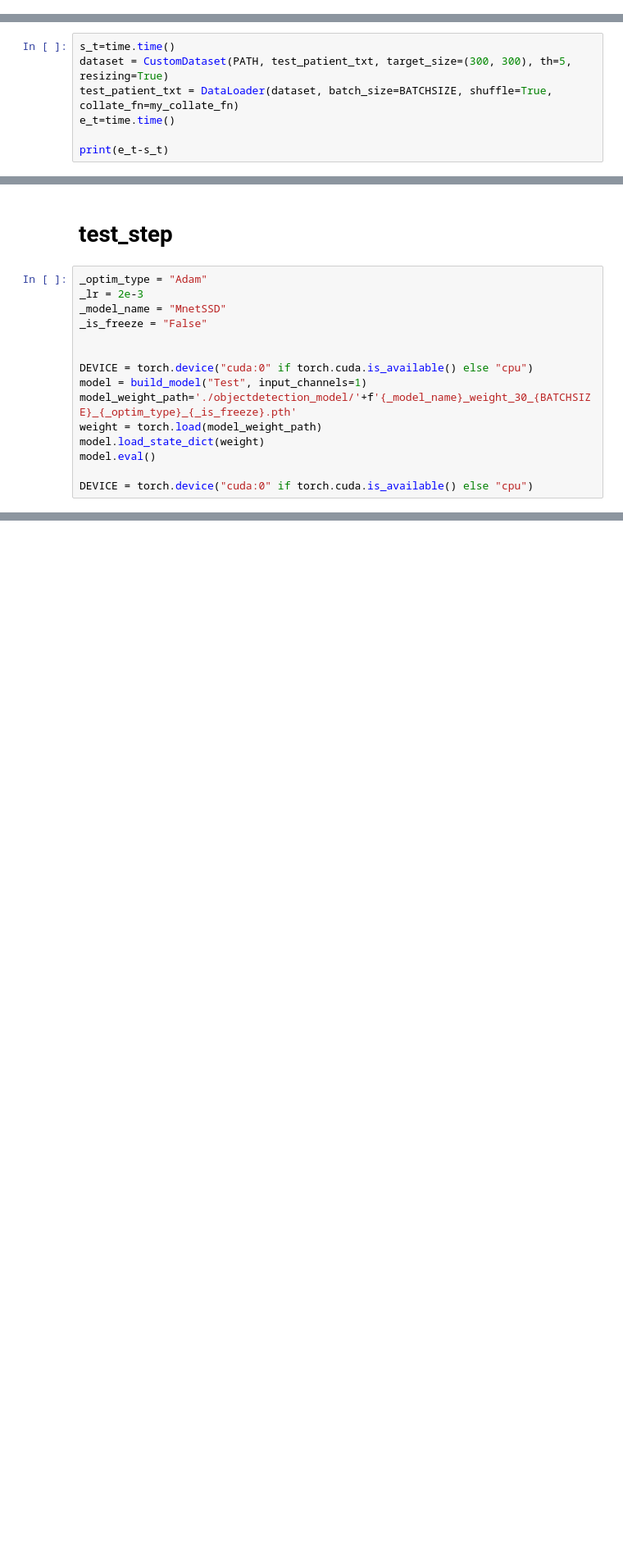
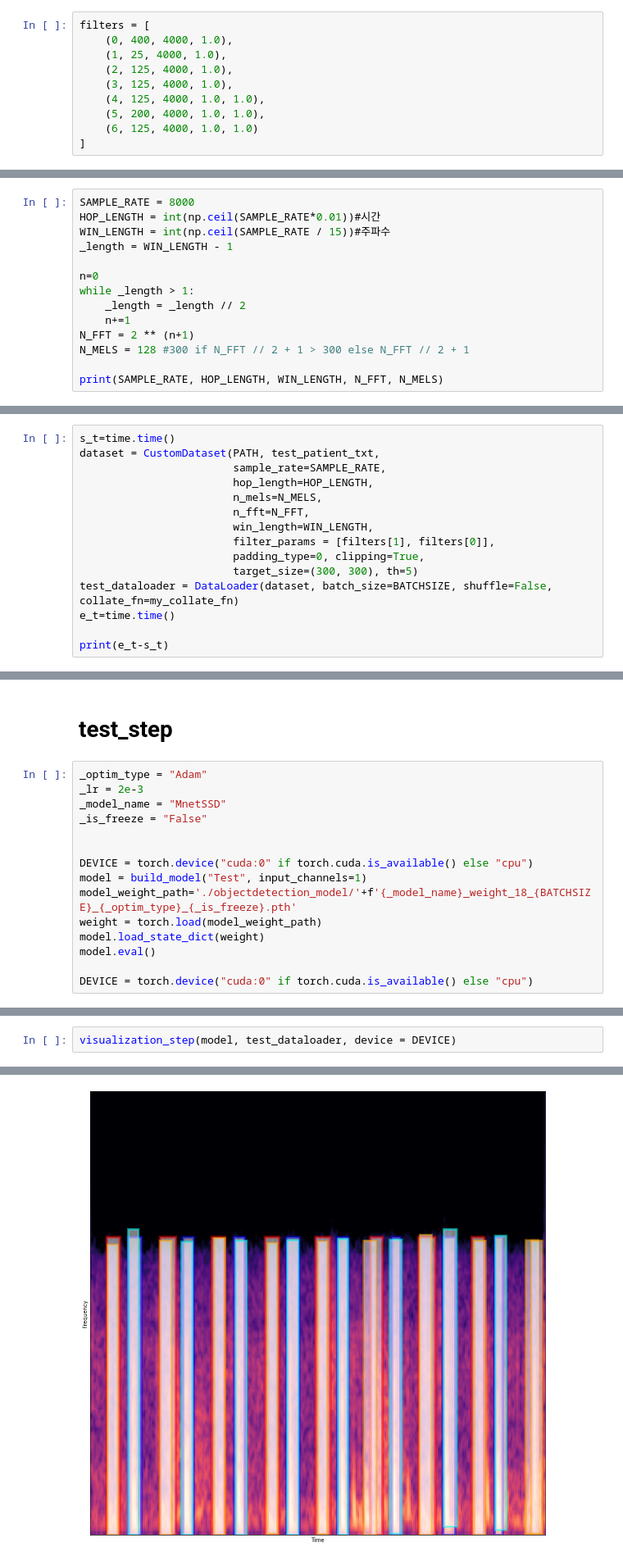
Before and after one commit to Jaewon-Sa/ECG_Signal_Detection, a Jupyter notebook: Python/example.ipynb, the cells around one changed output, grey strips where cells are left out. Shown at 82% size. Drawn from its saved outputs; the diff is of its cells as text; blank space fills up the shorter version.

Commit message:
Add func
ADD visualization&save, LR Scheduler, set parameter
FIX metric

```diff
--- a/Python/example.ipynb
+++ b/Python/example.ipynb
@@ -24,0 +39,10 @@ print(len(txt_list) ,len(train_patient_txt),
+# %%
+filters = [
+    (0, 400, 4000, 1.0),
+    (1, 25, 4000, 1.0),
+    (2, 125, 4000, 1.0),
+    (3, 125, 4000, 1.0),
+    (4, 125, 4000, 1.0, 1.0),
+    (5, 200, 4000, 1.0, 1.0),
+    (6, 125, 4000, 1.0, 1.0)
+]
@@ -33,3 +61,17 @@ def my_collate_fn(batch):
     imgs = torch.stack(imgs, dim=0)
     return imgs, targets
 BATCHSIZE = 8
+# %%
+SAMPLE_RATE = 8000
+HOP_LENGTH = int(np.ceil(SAMPLE_RATE*0.01))#시간
+WIN_LENGTH = int(np.ceil(SAMPLE_RATE / 15))#주파수
+_length = WIN_LENGTH - 1
+
+n=0
+while _length > 1:
+    _length = _length // 2
+    n+=1
+N_FFT = 2 ** (n+1)
+N_MELS = 128 #300 if N_FFT // 2 + 1 > 300 else N_FFT // 2 + 1
+
+print(SAMPLE_RATE, HOP_LENGTH, WIN_LENGTH, N_FFT, N_MELS)
@@ -52,7 +116,15 @@ print(e_t-s_t)
 # %%
 s_t=time.time()
-dataset = CustomDataset(PATH, test_patient_txt, target_size=(300, 300), th=5, resizing=True)
-test_patient_txt = DataLoader(dataset, batch_size=BATCHSIZE, shuffle=True, collate_fn=my_collate_fn)
+dataset = CustomDataset(PATH, test_patient_txt,
+                        sample_rate=SAMPLE_RATE,
+                        hop_length=HOP_LENGTH,
+                        n_mels=N_MELS,
+                        n_fft=N_FFT,
+                        win_length=WIN_LENGTH,
+                        filter_params = [filters[1], filters[0]],
+                        padding_type=0, clipping=True,
+                        target_size=(300, 300), th=5)
+test_dataloader = DataLoader(dataset, batch_size=BATCHSIZE, shuffle=False, collate_fn=my_collate_fn)
 e_t=time.time()
 
 print(e_t-s_t)
@@ -106,7 +159,7 @@ _is_freeze = "False"
 
 DEVICE = torch.device("cuda:0" if torch.cuda.is_available() else "cpu")
 model = build_model("Test", input_channels=1)
-model_weight_path='./objectdetection_model/'+f'{_model_name}_weight_30_{BATCHSIZE}_{_optim_type}_{_is_freeze}.pth'
+model_weight_path='./objectdetection_model/'+f'{_model_name}_weight_18_{BATCHSIZE}_{_optim_type}_{_is_freeze}.pth'
 weight = torch.load(model_weight_path)
 model.load_state_dict(weight)
 model.eval()
@@ -125,0 +181,3 @@ print(recall, precison, mAP)
+# %%
+visualization_step(model, test_dataloader, device = DEVICE)
+# %% [output]
@@ -125,0 +185 @@ print(recall, precison, mAP)
+[figure, added]
```
Also changed, not shown: parts of 15 cells of this notebook, 2 other files.
